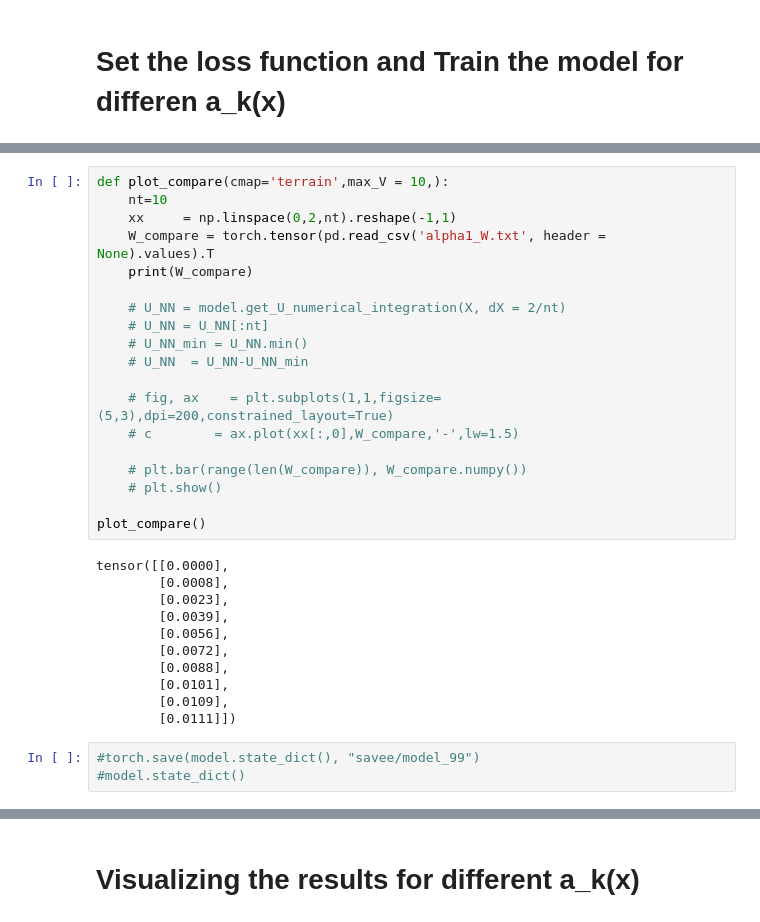
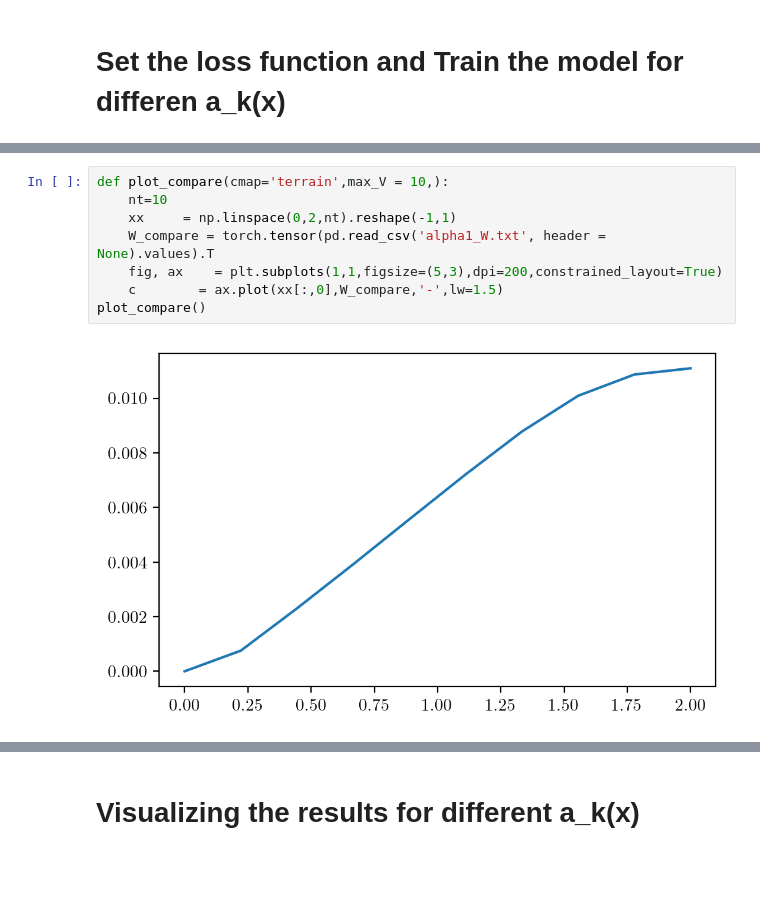
Before and after one commit to vishal18shah/bead-trajectories-quasipotential, a Jupyter notebook: 3Bead ML Compare.ipynb, the cells around one changed output, grey strips where cells are left out. Cells and saved outputs as stored; diff of their text form; blank space fills up the shorter version.

```diff
--- a/3Bead ML Compare.ipynb
+++ b/3Bead ML Compare.ipynb
@@ -402,33 +378,10 @@ tensor([0.0000, 0.0008, 0.0023, 0.0039, 0.0056, 0.0072, 0.0087, 0.0100, 0.0108,
 # %%
 def plot_compare(cmap='terrain',max_V = 10,):
     nt=10
     xx     = np.linspace(0,2,nt).reshape(-1,1)
     W_compare = torch.tensor(pd.read_csv('alpha1_W.txt', header = None).values).T
-    print(W_compare)
-
-    # U_NN = model.get_U_numerical_integration(X, dX = 2/nt)
-    # U_NN = U_NN[:nt]
-    # U_NN_min = U_NN.min()
-    # U_NN  = U_NN-U_NN_min
-
-    # fig, ax    = plt.subplots(1,1,figsize=(5,3),dpi=200,constrained_layout=True)
-    # c        = ax.plot(xx[:,0],W_compare,'-',lw=1.5)
-
-    # plt.bar(range(len(W_compare)), W_compare.numpy())
-    # plt.show()
-
+    fig, ax    = plt.subplots(1,1,figsize=(5,3),dpi=200,constrained_layout=True)
+    c        = ax.plot(xx[:,0],W_compare,'-',lw=1.5)
 plot_compare()
 # %% [output]
-tensor([[0.0000],
-        [0.0008],
-        [0.0023],
-        [0.0039],
-        [0.0056],
-        [0.0072],
-        [0.0088],
-        [0.0101],
-        [0.0109],
-        [0.0111]])
+[figure, added]
-# %%
-#torch.save(model.state_dict(), "savee/model_99")
-#model.state_dict()
```
Also changed, not shown: parts of 14 cells of this notebook.
